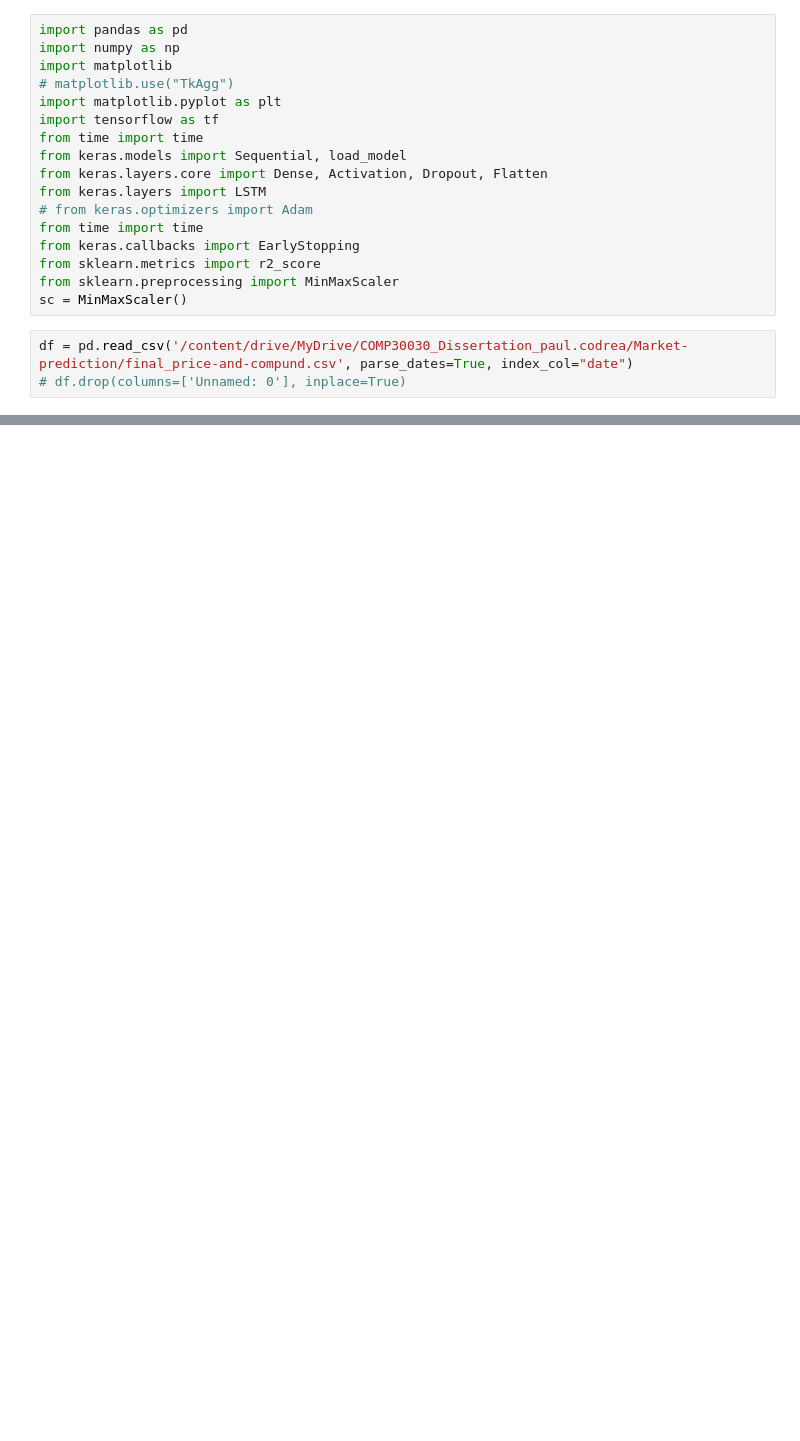
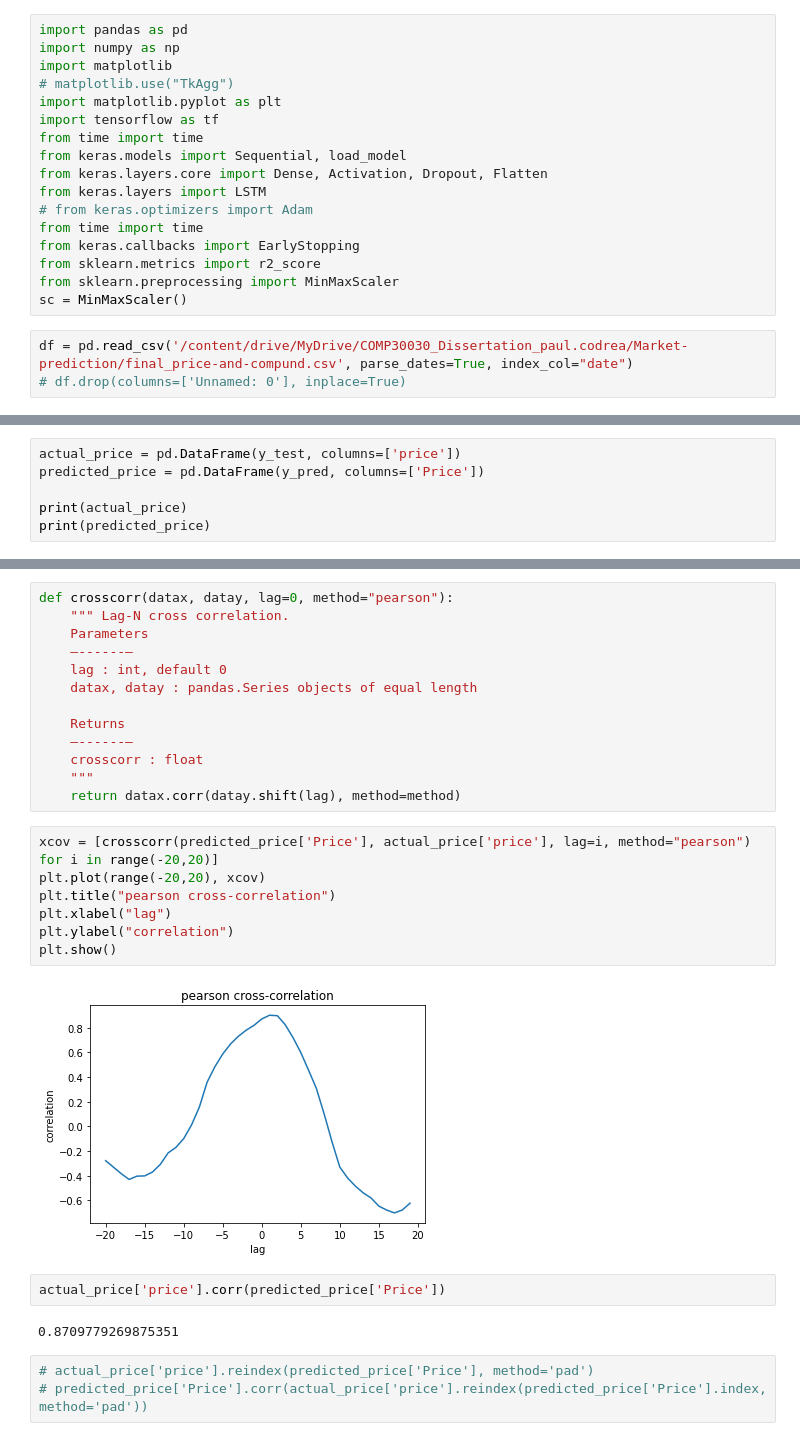
Before and after one commit to paulcodrea/crypto_price_prediction, a Jupyter notebook: 7_LSTM_prediction_BTC_price_and_sentiment.ipynb, the cells around one changed output, grey strips where cells are left out. Drawn from its saved outputs; the diff is of its cells as text; blank space fills up the shorter version.

```diff
--- a/7_LSTM_prediction_BTC_price_and_sentiment.ipynb
+++ b/7_LSTM_prediction_BTC_price_and_sentiment.ipynb
@@ -202,0 +172,6 @@ r2_score: -0.5515443517346088
+# %%
+actual_price = pd.DataFrame(y_test, columns=['price'])
+predicted_price = pd.DataFrame(y_pred, columns=['Price'])
+
+print(actual_price)
+print(predicted_price)
@@ -202,0 +199,29 @@ r2_score: -0.5515443517346088
+# %%
+def crosscorr(datax, datay, lag=0, method="pearson"):
+    """ Lag-N cross correlation.
+    Parameters
+    —------—
+    lag : int, default 0
+    datax, datay : pandas.Series objects of equal length
+
+    Returns
+    —------—
+    crosscorr : float
+    """
+    return datax.corr(datay.shift(lag), method=method)
+# %%
+xcov = [crosscorr(predicted_price['Price'], actual_price['price'], lag=i, method="pearson") for i in range(-20,20)]
+plt.plot(range(-20,20), xcov)
+plt.title("pearson cross-correlation")
+plt.xlabel("lag")
+plt.ylabel("correlation")
+plt.show()
+# %% [output]
+[figure, added]
+# %%
+actual_price['price'].corr(predicted_price['Price'])
+# %% [output]
+0.8709779269875351
+# %%
+# actual_price['price'].reindex(predicted_price['Price'], method='pad')
+# predicted_price['Price'].corr(actual_price['price'].reindex(predicted_price['Price'].index, method='pad'))
```
Also changed, not shown: parts of 11 cells of this notebook.
